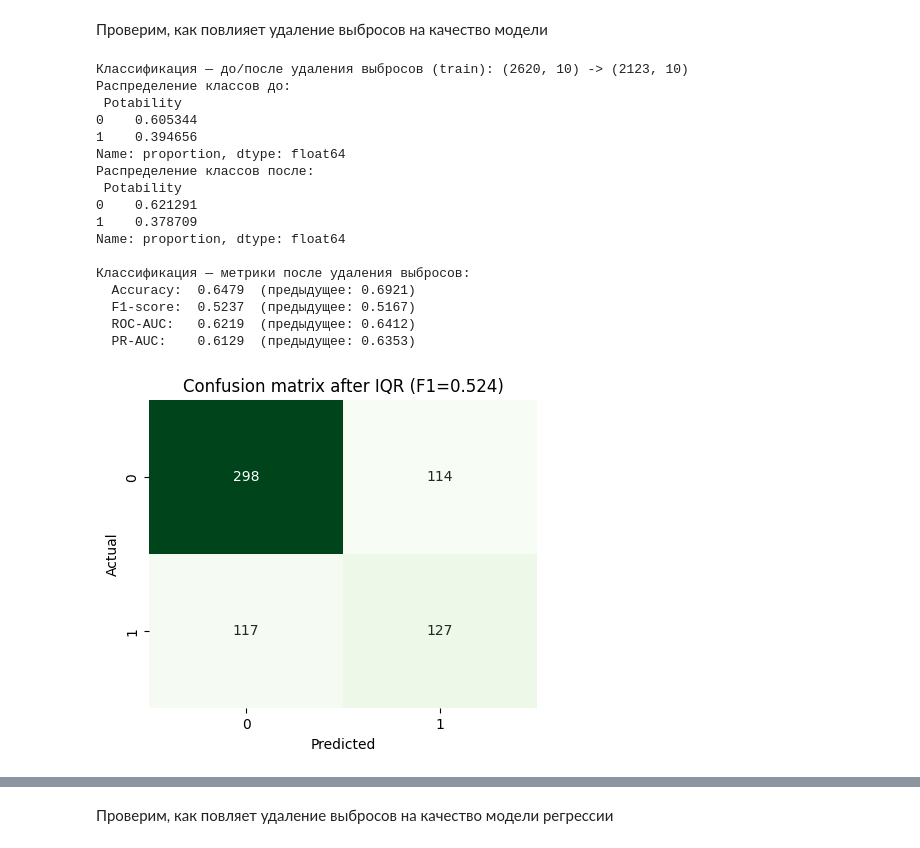
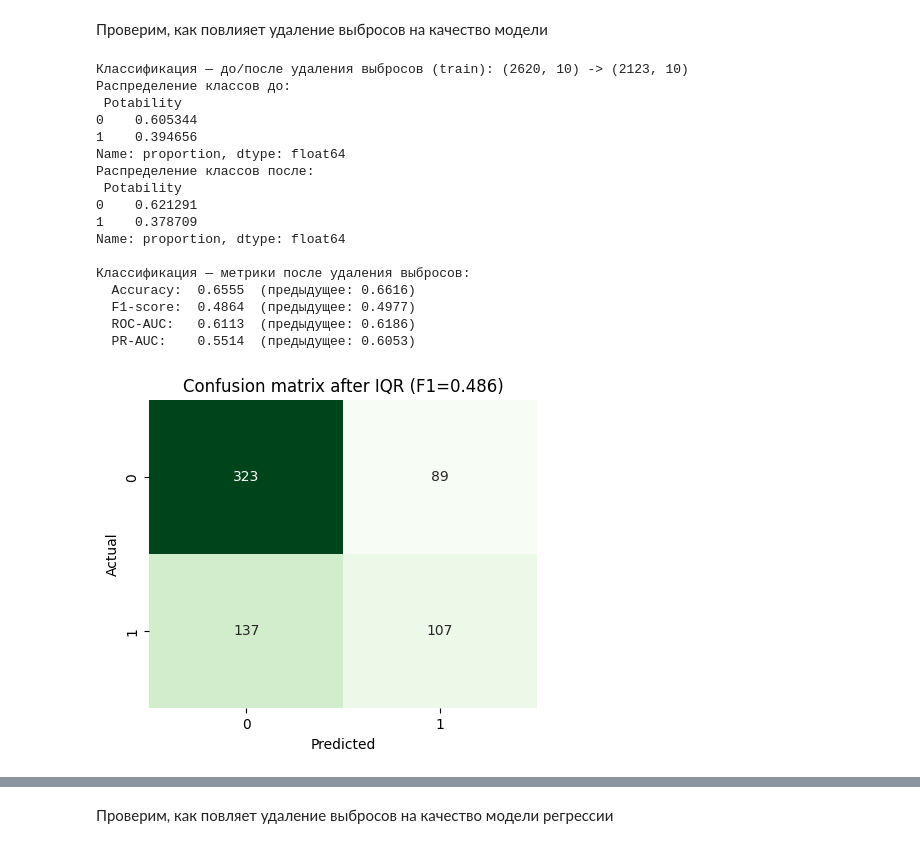
Before and after one commit to khanboglai/frameworks_AI, a Jupyter notebook: lab1.ipynb, the cells around one changed output, grey strips where cells are left out. Cells and saved outputs as stored; diff of their text form; code cells hidden in the pictures.

```diff
--- a/lab1.ipynb
+++ b/lab1.ipynb
@@ -662,10 +660,10 @@ plt.show()
 # %%
-k_values = range(1, 21)
+k_values = range(5, 31)
 cv_scores_clf_hyp2 = []
 
 for k in k_values:
     knn = KNeighborsClassifier(n_neighbors=k, leaf_size=20)
-    scores = cross_val_score(knn, X_train_water, y_train_water, cv=5, scoring='f1')
+    scores = cross_val_score(knn, X_train_water_hyp2, y_train_water, cv=5, scoring='f1')
     cv_scores_clf_hyp2.append(scores.mean())
 
 best_k_hyp2_clf = k_values[np.argmax(cv_scores_clf_hyp2)]
@@ -674,8 +672,8 @@ best_cv_score_hyp2_clf = max(cv_scores_clf_hyp2)
 print(f"Поиск оптимального k: k={best_k_hyp2_clf}, CV F1-score={best_cv_score_hyp2_clf:.4f}")
 
 knn_clf_hyp2_best = KNeighborsClassifier(n_neighbors=best_k_hyp2_clf, leaf_size=20)
-knn_clf_hyp2_best.fit(X_train_water_hyp1, y_train_water)
-y_pred_clf_hyp2_best = knn_clf_hyp2_best.predict(X_test_water_hyp1)
+knn_clf_hyp2_best.fit(X_train_water_hyp2, y_train_water)
+y_pred_clf_hyp2_best = knn_clf_hyp2_best.predict(X_test_water_hyp2)
 
 f1_hyp2_best = f1_score(y_test_water, y_pred_clf_hyp2_best, zero_division=0)
 acc_hyp2_best = accuracy_score(y_test_water, y_pred_clf_hyp2_best)
@@ -683,7 +681,7 @@ roc_auc_hyp2_best = roc_auc_score(y_test_water, y_pred_clf_hyp2_best)
 pr_curve_hyp2_best = precision_recall_curve(y_test_water, y_pred_clf_hyp2_best)
 pr_auc_hyp2_best = auc(pr_curve_hyp2_best[1], pr_curve_hyp2_best[0])
 
-print(f"k=5 (гипотеза 2):   Accuracy={acc_hyp1:.4f}, F1={f1_hyp1:.4f}, ROC-AUC={roc_auc_hyp1:.4f}, PR-AUC={pr_auc_hyp1:.4f}")
+print(f"k=5 (гипотеза 2):   Accuracy={acc_hyp2:.4f}, F1={f1_hyp2:.4f}, ROC-AUC={roc_auc_hyp2:.4f}, PR-AUC={pr_auc_hyp2:.4f}")
 print(f"k={best_k_hyp2_clf} (оптимальное): Accuracy={acc_hyp2_best:.4f}, F1={f1_hyp2_best:.4f}, ROC-AUC={roc_auc_hyp2_best:.4f}, PR-AUC={pr_auc_hyp2_best:.4f}")
 
 # График зависимости F1 от k и матрица ошибок
@@ -792,55 +790,55 @@ X_tr_w, y_tr_w = X_train_water, y_train_water  # исходные трениро
 X_tr_w_clean, y_tr_w_clean, mask_w = remove_outliers_iqr(X_tr_w, y_tr_w, factor=1.5)
 
 print("Классификация — до/после удаления выбросов (train):", X_tr_w.shape, "->", X_tr_w_clean.shape)
 print("Распределение классов до:\n", y_tr_w.value_counts(normalize=True))
 print("Распределение классов после:\n", y_tr_w_clean.value_counts(normalize=True))
 
 # Масштабирование и обучение на очищенных данных
-scaler_w_hyp3 = RobustScaler()
-X_tr_w_clean_scaled = scaler_w_hyp3.fit_transform(X_tr_w_clean)
-X_test_w_scaled_for_clean = scaler_w_hyp3.transform(X_test_water)  # масштабируем тест по обученному на очищенных
+scaler_w_hyp4 = RobustScaler()
+X_tr_w_clean_scaled = scaler_w_hyp4.fit_transform(X_tr_w_clean)
+X_test_w_scaled_for_clean = scaler_w_hyp4.transform(X_test_water)  # масштабируем тест по обученному на очищенных
 
-knn_clf_hyp3 = KNeighborsClassifier(n_neighbors=best_k_hyp2_clf, leaf_size=20)
-knn_clf_hyp3.fit(X_tr_w_clean_scaled, y_tr_w_clean)
-y_pred_hyp3 = knn_clf_hyp3.predict(X_test_w_scaled_for_clean)
-y_pred_proba_hyp3 = knn_clf_hyp3.predict_proba(X_test_w_scaled_for_clean)[:, 1]
+knn_clf_hyp4 = KNeighborsClassifier(n_neighbors=best_k_hyp2_clf, leaf_size=20)
+knn_clf_hyp4.fit(X_tr_w_clean_scaled, y_tr_w_clean)
+y_pred_hyp4 = knn_clf_hyp4.predict(X_test_w_scaled_for_clean)
+y_pred_proba_hyp4 = knn_clf_hyp4.predict_proba(X_test_w_scaled_for_clean)[:, 1]
 
-acc_hyp3 = accuracy_score(y_test_water, y_pred_hyp3)
-f1_hyp3 = f1_score(y_test_water, y_pred_hyp3, zero_division=0)
-roc_hyp3 = roc_auc_score(y_test_water, y_pred_hyp3)
-pr_curve_hyp3 = precision_recall_curve(y_test_water, y_pred_proba_hyp3)
-pr_auc_hyp3 = auc(pr_curve_hyp3[1], pr_curve_hyp3[0])
+acc_hyp4 = accuracy_score(y_test_water, y_pred_hyp4)
+f1_hyp4 = f1_score(y_test_water, y_pred_hyp4, zero_division=0)
+roc_hyp4 = roc_auc_score(y_test_water, y_pred_hyp4)
+pr_curve_hyp4 = precision_recall_curve(y_test_water, y_pred_proba_hyp4)
+pr_auc_hyp4 = auc(pr_curve_hyp4[1], pr_curve_hyp4[0])
 
 print("\nКлассификация — метрики после удаления выбросов:")
-print(f"  Accuracy:  {acc_hyp3:.4f}  (предыдущее: {acc_hyp1:.4f})")
-print(f"  F1-score:  {f1_hyp3:.4f}  (предыдущее: {f1_hyp1:.4f})")
-print(f"  ROC-AUC:   {roc_hyp3:.4f}  (предыдущее: {roc_auc_hyp1:.4f})")
-print(f"  PR-AUC:    {pr_auc_hyp3:.4f}  (предыдущее: {pr_auc_hyp1:.4f})")
+print(f"  Accuracy:  {acc_hyp4:.4f}  (предыдущее: {acc_hyp2:.4f})")
+print(f"  F1-score:  {f1_hyp4:.4f}  (предыдущее: {f1_hyp2:.4f})")
+print(f"  ROC-AUC:   {roc_hyp4:.4f}  (предыдущее: {roc_auc_hyp2:.4f})")
+print(f"  PR-AUC:    {pr_auc_hyp4:.4f}  (предыдущее: {pr_auc_hyp2:.4f})")
 
 # Визуализация матрицы ошибок
-cm_hyp3 = confusion_matrix(y_test_water, y_pred_hyp3)
+cm_hyp4 = confusion_matrix(y_test_water, y_pred_hyp4)
 plt.figure(figsize=(5,4))
-sns.heatmap(cm_hyp3, annot=True, fmt='d', cmap='Greens', cbar=False)
-plt.title(f'Confusion matrix after IQR (F1={f1_hyp3:.3f})')
+sns.heatmap(cm_hyp4, annot=True, fmt='d', cmap='Greens', cbar=False)
+plt.title(f'Confusion matrix after IQR (F1={f1_hyp4:.3f})')
 plt.xlabel('Predicted'); plt.ylabel('Actual')
 plt.show()
 # %% [output]
 Классификация — до/после удаления выбросов (train): (2620, 10) -> (2123, 10)
 Распределение классов до:
  Potability
 0    0.605344
 1    0.394656
 Name: proportion, dtype: float64
 Распределение классов после:
  Potability
 0    0.621291
 1    0.378709
 Name: proportion, dtype: float64
 
 Классификация — метрики после удаления выбросов:
-  Accuracy:  0.6479  (предыдущее: 0.6921)
-  F1-score:  0.5237  (предыдущее: 0.5167)
-  ROC-AUC:   0.6219  (предыдущее: 0.6412)
-  PR-AUC:    0.6129  (предыдущее: 0.6353)
+  Accuracy:  0.6555  (предыдущее: 0.6616)
+  F1-score:  0.4864  (предыдущее: 0.4977)
+  ROC-AUC:   0.6113  (предыдущее: 0.6186)
+  PR-AUC:    0.5514  (предыдущее: 0.6053)
-[figure, old version]
+[figure, new version]
 # %% [markdown]
```
Also changed, not shown: parts of 22 cells of this notebook, 1 other file.
